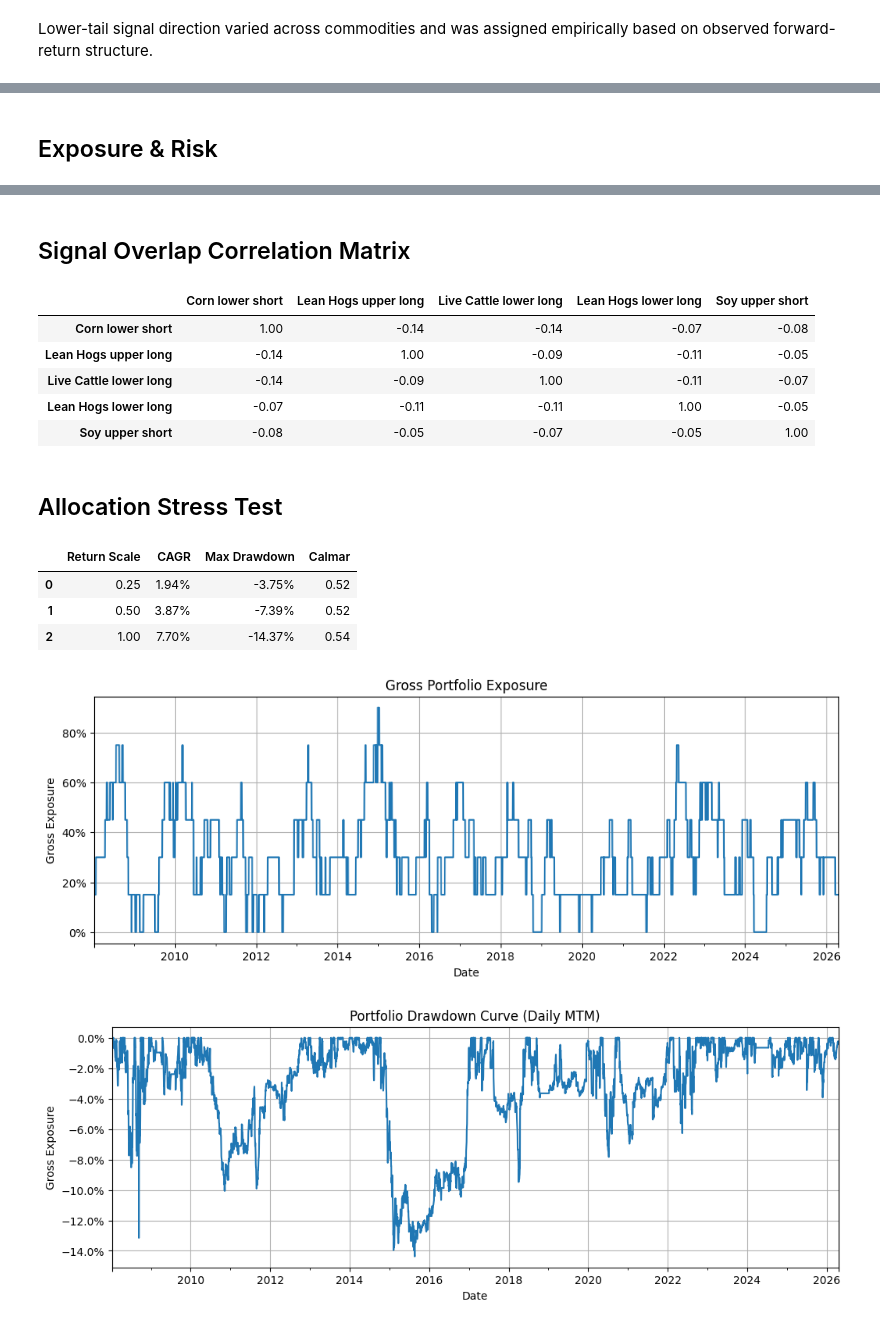
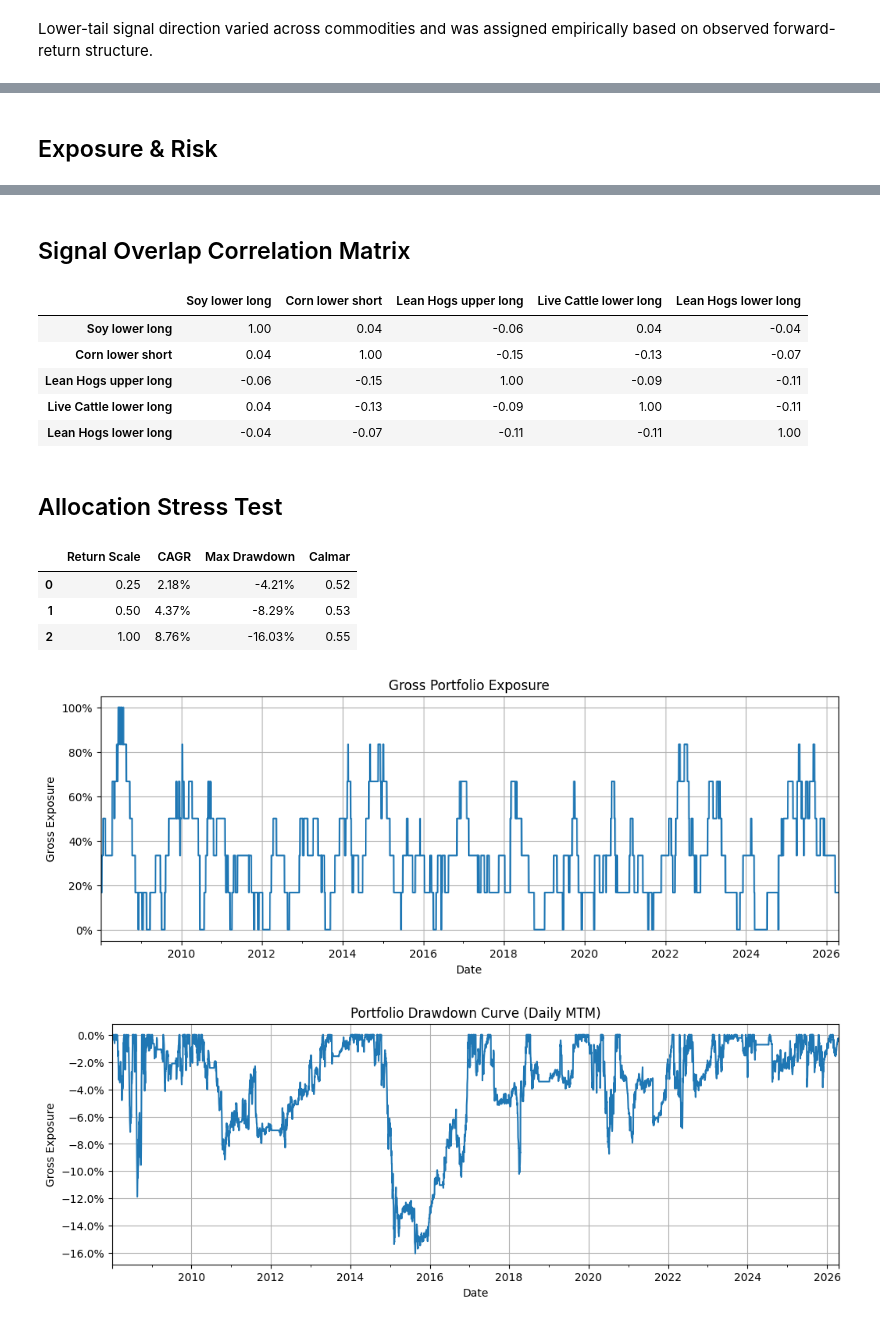
Before and after one commit to isupryaga/Commodities-Research, a Jupyter notebook: 02_signal_analysis_and_portfolio.ipynb, the cells around one changed output, grey strips where cells are left out. Cells and saved outputs as stored; diff of their text form; code cells hidden in the pictures.

```diff
--- a/02_signal_analysis_and_portfolio.ipynb
+++ b/02_signal_analysis_and_portfolio.ipynb
@@ -532,8 +546,9 @@ signal_specs = [
     ("hogs", "Lean Hogs Upper", "upper", "long"),
     ("live_cattle", "Live Cattle Lower", "lower", "long"),
     ("hogs", "Hogs Lower", "lower", "long"),
-    ("soy", "Soybeans Upper", "upper", "short"),
+    ("soy", "Soybeans Lower", "Lower", "long"),
     ("corn", "Corn Lower", "lower", "short"),
+    ("feeder_cattle", "Feeder Cattle lower", "lower", "long"),
 ]
 
 series_data = []
@@ -854,8 +883,9 @@ selected_lags = {
     "Lean Hogs upper long":   5,
     "Lean Hogs lower long":   0,
     "Live Cattle lower long": 10,
-    "Soy upper short":        0,
-    "Corn lower short":       0,
+    "Soy lower long":        0,
+    "Corn lower short":       10,
+    "Feeder Cattle lower long": 0,
 }
 
 def rolling_unconditional(d, close_col, horizon, direction):
@@ -972,10 +1003,10 @@ signal_configs = [
         "eval_horizon": 120,
     },
     {
-        "Signal":       "Soy upper short",
+        "Signal":       "Soy lower long",
         "market":       "soy",
-        "tail":         "upper",
-        "direction":    "short",
+        "tail":         "lower",
+        "direction":    "long",
         "entry_lag":    0,
         "eval_horizon": 30,
     },
@@ -984,13 +1015,13 @@ signal_configs = [
         "market":       "corn",
         "tail":         "lower",
         "direction":    "short",
-        "entry_lag":    5,
+        "entry_lag":    10,
         "eval_horizon": 120,
     },
 ]
 
 MAX_TRANCHES       = 3
-SIGNAL_ALLOCATION  = 0.45
+SIGNAL_ALLOCATION  = 0.50
 TRANCHE_ALLOCATION = SIGNAL_ALLOCATION / MAX_TRANCHES
 
 def build_signal_frame(cfg):
@@ -1254,7 +1285,7 @@ signal_to_asset = {
     "Lean Hogs upper long":   "Lean Hogs",
     "Lean Hogs lower long":   "Lean Hogs",
     "Live Cattle lower long": "Live Cattle",
-    "Soy upper short":        "Soy",
+    "Soy lower long":        "Soy",
     "Corn lower short":       "Corn",
 }
 
@@ -1328,6 +1359,29 @@ if current_dd > 0:
 max_dd_duration  = max(dd_durations) if dd_durations else 0
 time_under_water = underwater.mean()
 
+# =========================================================
+# 3b. PARTICIPATION & IDLE METRICS
+# =========================================================
+active_days = (gross_exposure > 0)
+pct_days_active = active_days.mean()
+
+# idle streaks — consecutive days with no active position
+idle_durations = []
+current_idle = 0
+for val in active_days:
+    if not val:
+        current_idle += 1
+    else:
+        if current_idle > 0:
+            idle_durations.append(current_idle)
+        current_idle = 0
+if current_idle > 0:
+    idle_durations.append(current_idle)
+
+avg_idle_duration = sum(idle_durations) / len(idle_durations) if idle_durations else 0
+
+#avg gross exposure
+avg_gross_exposure = gross_exposure.mean()
 
 display(Markdown("## Exposure & Risk"))
 audit_df = pd.DataFrame({
@@ -1335,6 +1389,10 @@ audit_df = pd.DataFrame({
         "Max Gross Exposure",
         "Max Net Exposure",
         "Max Concurrent Positions",
+        "",
+        "% Days With Active Positions",
+        "Avg Idle Duration (days)",
+        "Avg Gross Exposure",
         "",
         "Worst Single Day",
         "Worst 5-Day Loss",
@@ -1345,6 +1403,10 @@ audit_df = pd.DataFrame({
         f"{max_gross_exposure:.2%}",
         f"{max_net_exposure:.2%}",
         max_concurrent_positions,
+        "",
+        f"{pct_days_active:.1%}",
+        f"{avg_idle_duration:.1f}",
+        f"{avg_gross_exposure:.2%}",
         "",
         f"{worst_day:.2%}",
         f"{worst_5day:.2%}",
@@ -1419,14 +1485,14 @@ plt.show()
 ## Signal Overlap Correlation Matrix
-|  | Corn lower short | Lean Hogs upper long | Live Cattle lower long | Lean Hogs lower long | Soy upper short |
-| Corn lower short | 1.00 | -0.14 | -0.14 | -0.07 | -0.08 |
-| Lean Hogs upper long | -0.14 | 1.00 | -0.09 | -0.11 | -0.05 |
-| Live Cattle lower long | -0.14 | -0.09 | 1.00 | -0.11 | -0.07 |
-| Lean Hogs lower long | -0.07 | -0.11 | -0.11 | 1.00 | -0.05 |
-| Soy upper short | -0.08 | -0.05 | -0.07 | -0.05 | 1.00 |
+|  | Soy lower long | Corn lower short | Lean Hogs upper long | Live Cattle lower long | Lean Hogs lower long |
+| Soy lower long | 1.00 | 0.04 | -0.06 | 0.04 | -0.04 |
+| Corn lower short | 0.04 | 1.00 | -0.15 | -0.13 | -0.07 |
+| Lean Hogs upper long | -0.06 | -0.15 | 1.00 | -0.09 | -0.11 |
+| Live Cattle lower long | 0.04 | -0.13 | -0.09 | 1.00 | -0.11 |
+| Lean Hogs lower long | -0.04 | -0.07 | -0.11 | -0.11 | 1.00 |
 ## Allocation Stress Test
 |  | Return Scale | CAGR | Max Drawdown | Calmar |
-| 0 | 0.25 | 1.94% | -3.75% | 0.52 |
-| 1 | 0.50 | 3.87% | -7.39% | 0.52 |
-| 2 | 1.00 | 7.70% | -14.37% | 0.54 |
+| 0 | 0.25 | 2.18% | -4.21% | 0.52 |
+| 1 | 0.50 | 4.37% | -8.29% | 0.53 |
+| 2 | 1.00 | 8.76% | -16.03% | 0.55 |
-[figure, old version]
+[figure, new version]
-[figure, old version]
+[figure, new version]
```
Also changed, not shown: parts of 16 cells of this notebook.
